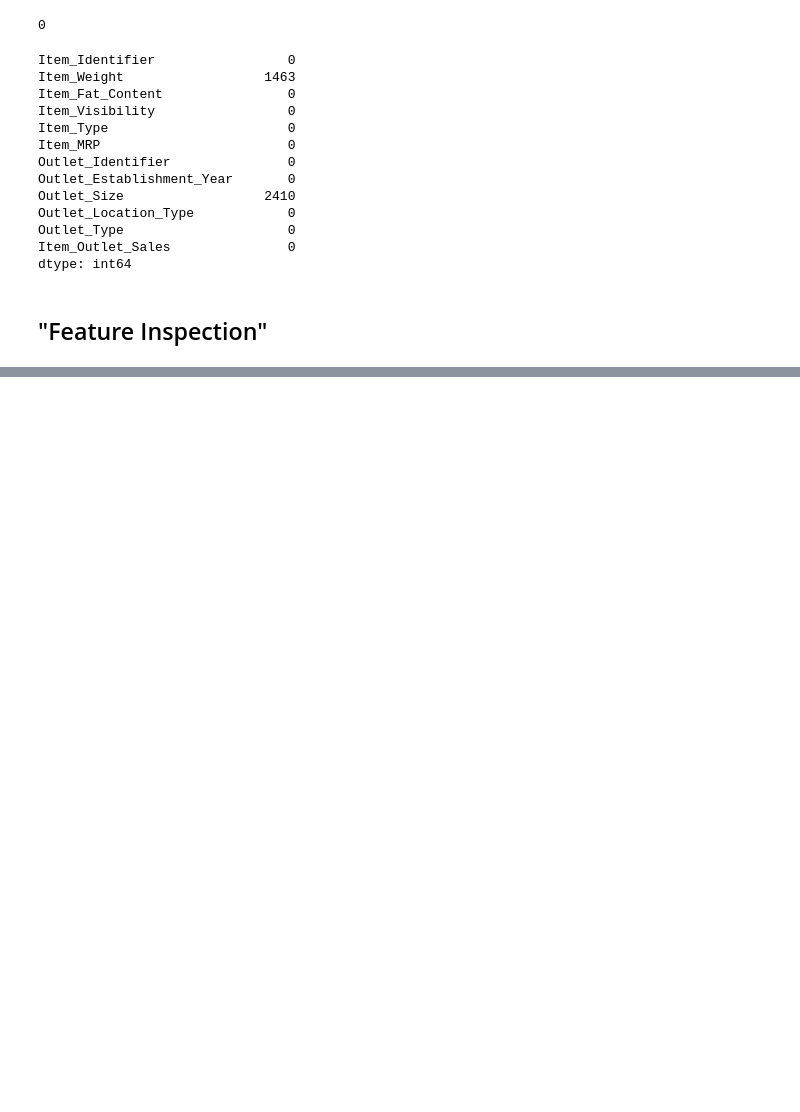
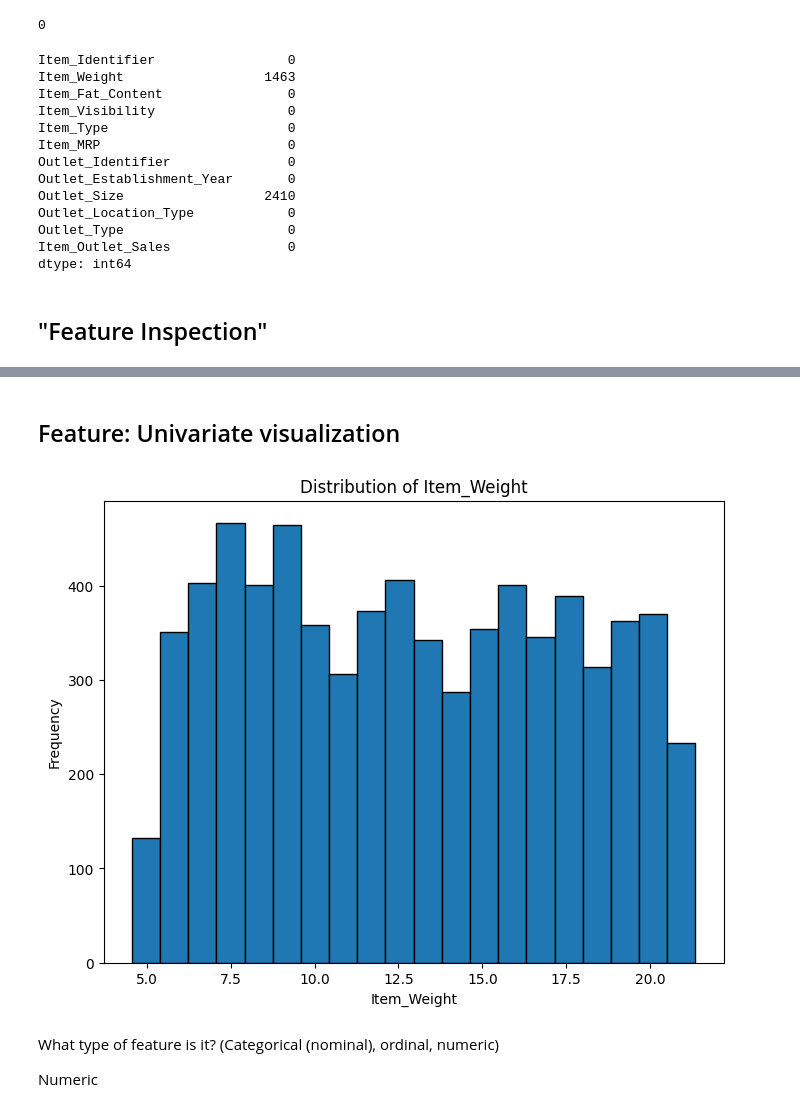
Before and after one commit to NatumanyaDuncan/Prediction_of_Products_Sales, a Jupyter notebook: Prediction_of_Product_Sales.ipynb, the cells around one changed output, grey strips where cells are left out. Drawn from its saved outputs; the diff is of its cells as text; code cells hidden in the pictures; blank space fills up the shorter version.

```diff
--- a/Prediction_of_Product_Sales.ipynb
+++ b/Prediction_of_Product_Sales.ipynb
@@ -117,3 +117,13 @@ summary_stats = df.describe()
 print(summary_stats)
 # %% [markdown]
 ## "Feature Inspection"
+# %%
+import pandas as pd
+import numpy as np
+placeholder_value = -1
+
+# Replace the placeholder value with NaN (null)
+df.replace(placeholder_value, np.nan, inplace=True)
+
+# Print the DataFrame with null values
+print(df)
@@ -119,0 +148,19 @@ print(summary_stats)
+# %% [markdown]
+## Feature: Univariate visualization
+# %%
+import matplotlib.pyplot as plt
+
+feature_to_visualize = 'Item_Weight'
+
+plt.figure(figsize=(8, 6))
+plt.hist(df[feature_to_visualize], bins=20, edgecolor='k')
+plt.xlabel(feature_to_visualize)
+plt.ylabel('Frequency')
+plt.title(f'Distribution of {feature_to_visualize}')
+plt.show()
+# %% [output]
+[figure, added]
+# %% [markdown]
+What type of feature is it? (Categorical (nominal), ordinal, numeric)
+
+Numeric
```
Also changed, not shown: parts of 12 cells of this notebook.
